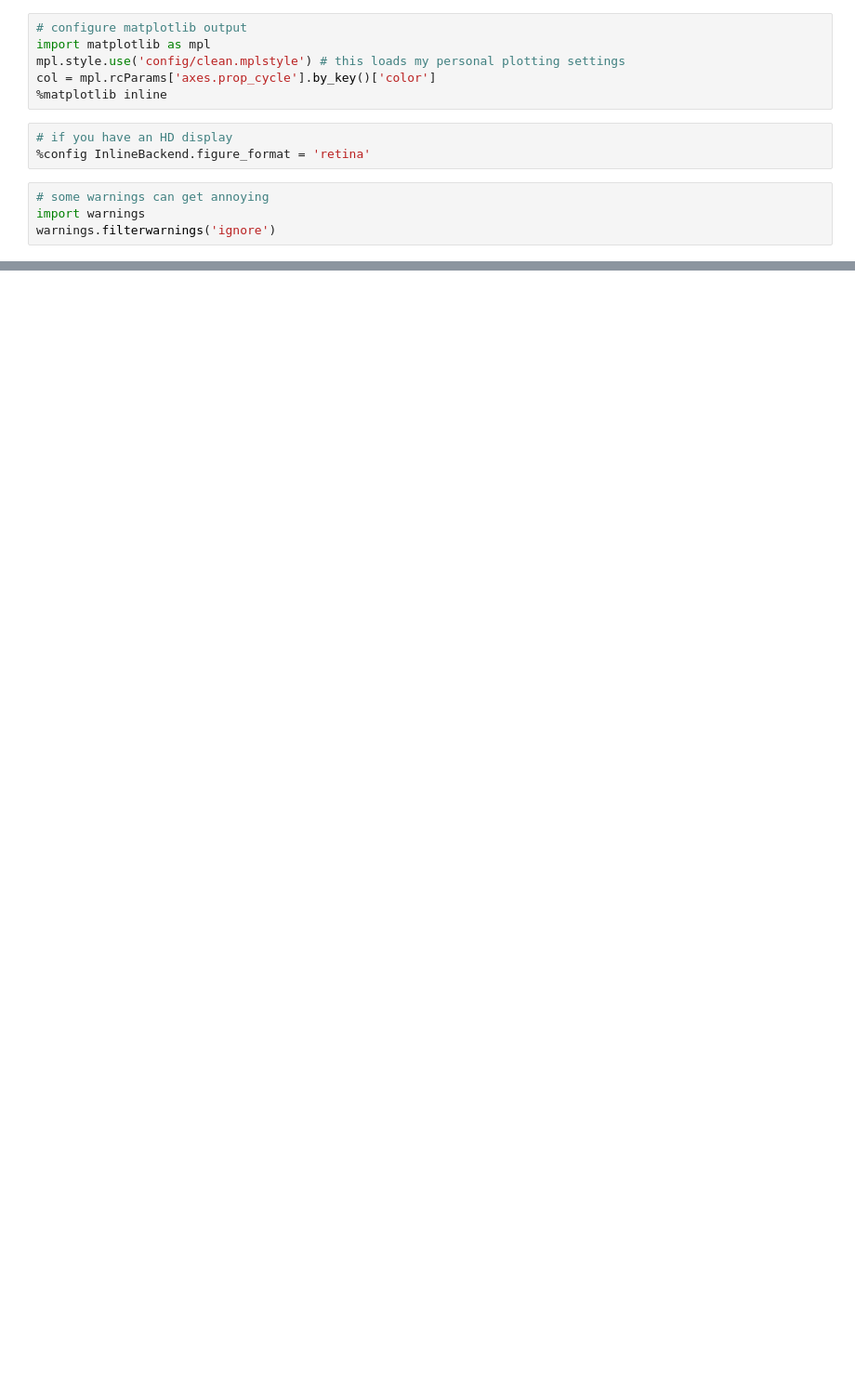
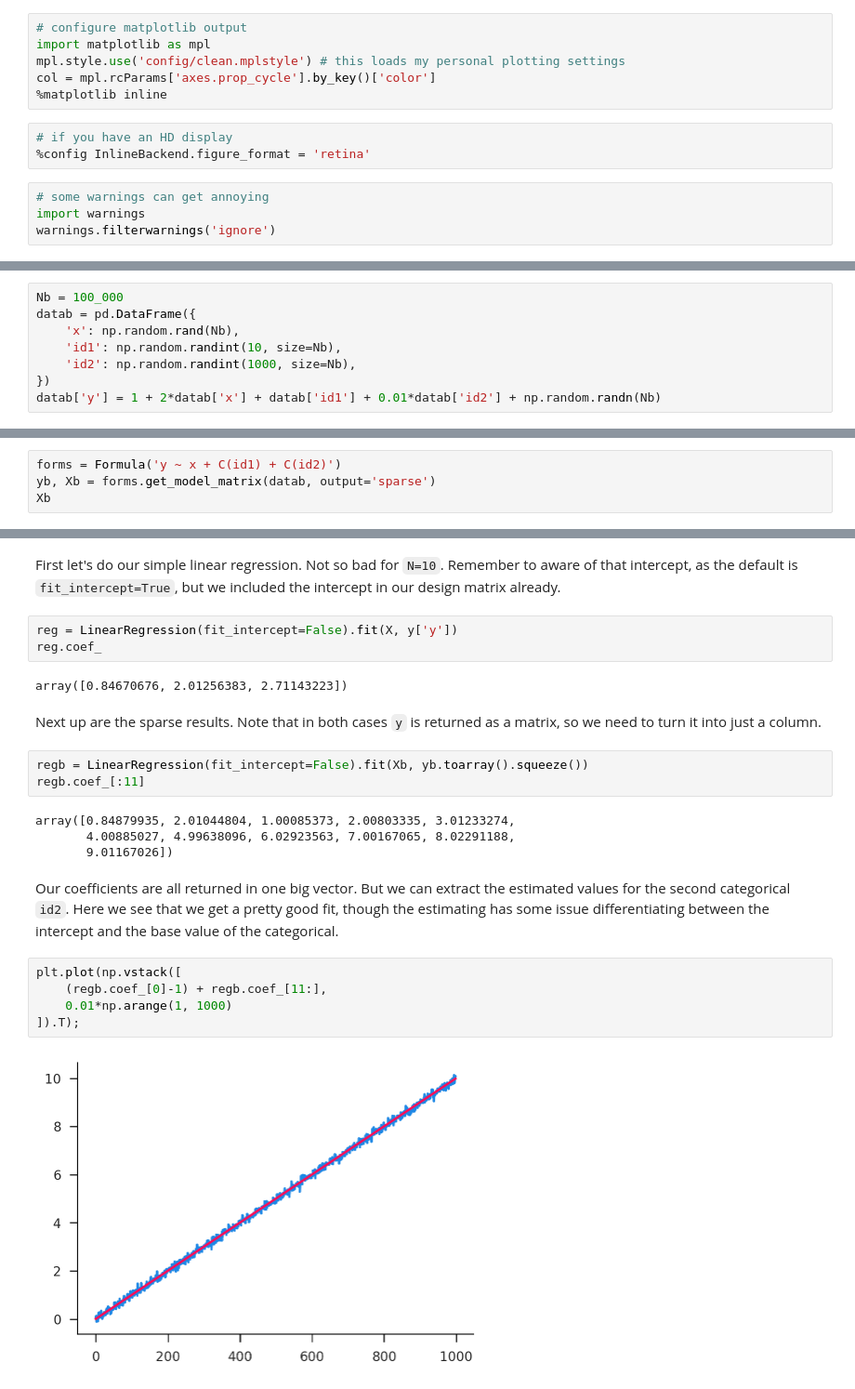
Before and after one commit to iamlemec/grad_code, a Jupyter notebook: lecture_3.ipynb, the cells around one changed output, grey strips where cells are left out. Shown at 93% size. Cells and saved outputs as stored; diff of their text form; blank space fills up the shorter version.

```diff
--- a/lecture_3.ipynb
+++ b/lecture_3.ipynb
@@ -329,0 +58,8 @@ plt.plot(qmids, dist_nul, qmids, dist_sim, alpha=0.5);
+# %%
+Nb = 100_000
+datab = pd.DataFrame({
+    'x': np.random.rand(Nb),
+    'id1': np.random.randint(10, size=Nb),
+    'id2': np.random.randint(1000, size=Nb),
+})
+datab['y'] = 1 + 2*datab['x'] + datab['id1'] + 0.01*datab['id2'] + np.random.randn(Nb)
@@ -329,0 +68,4 @@ plt.plot(qmids, dist_nul, qmids, dist_sim, alpha=0.5);
+# %%
+forms = Formula('y ~ x + C(id1) + C(id2)')
+yb, Xb = forms.get_model_matrix(datab, output='sparse')
+Xb
@@ -329,0 +103,25 @@ plt.plot(qmids, dist_nul, qmids, dist_sim, alpha=0.5);
+# %% [markdown]
+First let's do our simple linear regression. Not so bad for `N=10`. Remember to aware of that intercept, as the default is `fit_intercept=True`, but we included the intercept in our design matrix already.
+# %%
+reg = LinearRegression(fit_intercept=False).fit(X, y['y'])
+reg.coef_
+# %% [output]
+array([0.84670676, 2.01256383, 2.71143223])
+# %% [markdown]
+Next up are the sparse results. Note that in both cases `y` is returned as a matrix, so we need to turn it into just a column.
+# %%
+regb = LinearRegression(fit_intercept=False).fit(Xb, yb.toarray().squeeze())
+regb.coef_[:11]
+# %% [output]
+array([0.84879935, 2.01044804, 1.00085373, 2.00803335, 3.01233274,
+       4.00885027, 4.99638096, 6.02923563, 7.00167065, 8.02291188,
+       9.01167026])
+# %% [markdown]
+Our coefficients are all returned in one big vector. But we can extract the estimated values for the second categorical `id2`. Here we see that we get a pretty good fit, though the estimating has some issue differentiating between the intercept and the base value of the categorical.
+# %%
+plt.plot(np.vstack([
+    (regb.coef_[0]-1) + regb.coef_[11:],
+    0.01*np.arange(1, 1000)
+]).T);
+# %% [output]
+[figure, added]
```
Also changed, not shown: parts of 101 cells of this notebook, 6 other files.
